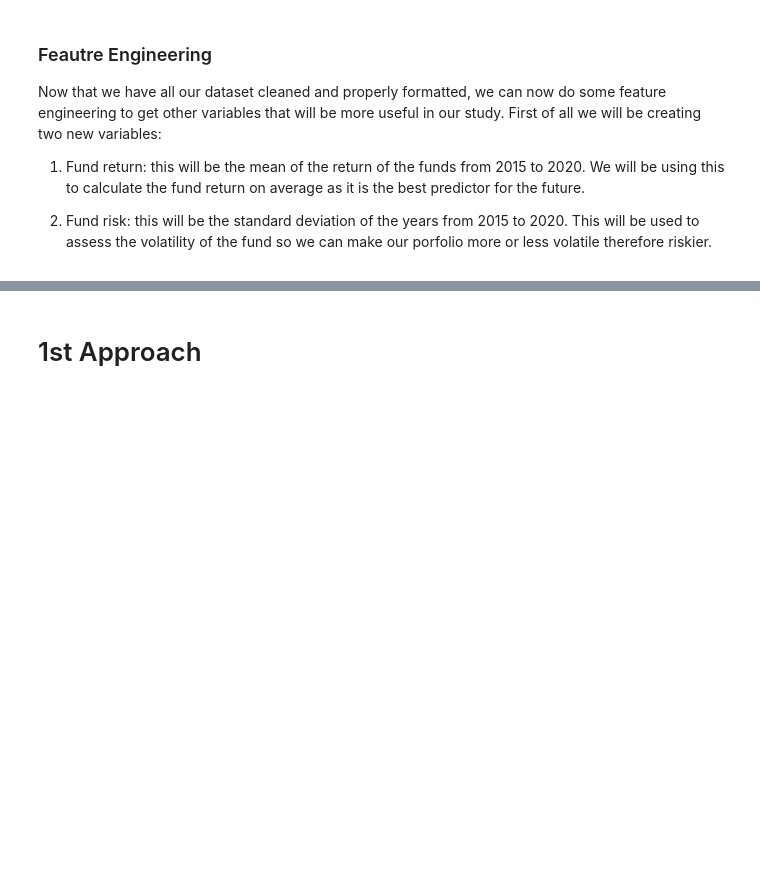
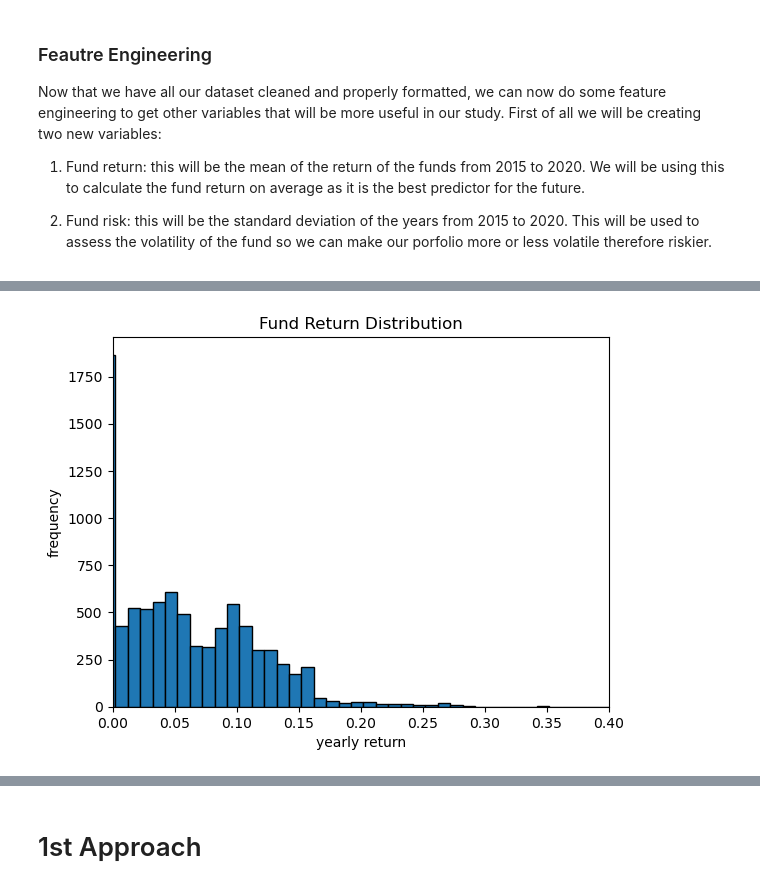
Before and after one commit to andres-nav/optimization, a Jupyter notebook: code.ipynb, the cells around one changed output, grey strips where cells are left out. Drawn from its saved outputs; the diff is of its cells as text; code cells hidden in the pictures; blank space fills up the shorter version.

```diff
--- a/code.ipynb
+++ b/code.ipynb
@@ -187,0 +192,17 @@ df["fund_risk"] = df.filter(regex="fund_return*").std(axis=1)
+# %%
+import matplotlib.pyplot as plt
+
+bin_width = 0.01
+num_bins = int((df['fund_return'].max() - df['fund_return'].min()) / bin_width)
+ax = df['fund_return'].plot(kind='hist', bins=num_bins, edgecolor='k')
+ax.set_xlim(0, 0.4)
+
+# Add labels and a title
+plt.xlabel('yearly return')
+plt.ylabel('frequency')
+plt.title('Fund Return Distribution')
+
+# Show the plot
+plt.show()
+# %% [output]
+[figure, added]
```
Also changed, not shown: parts of 13 cells of this notebook.
